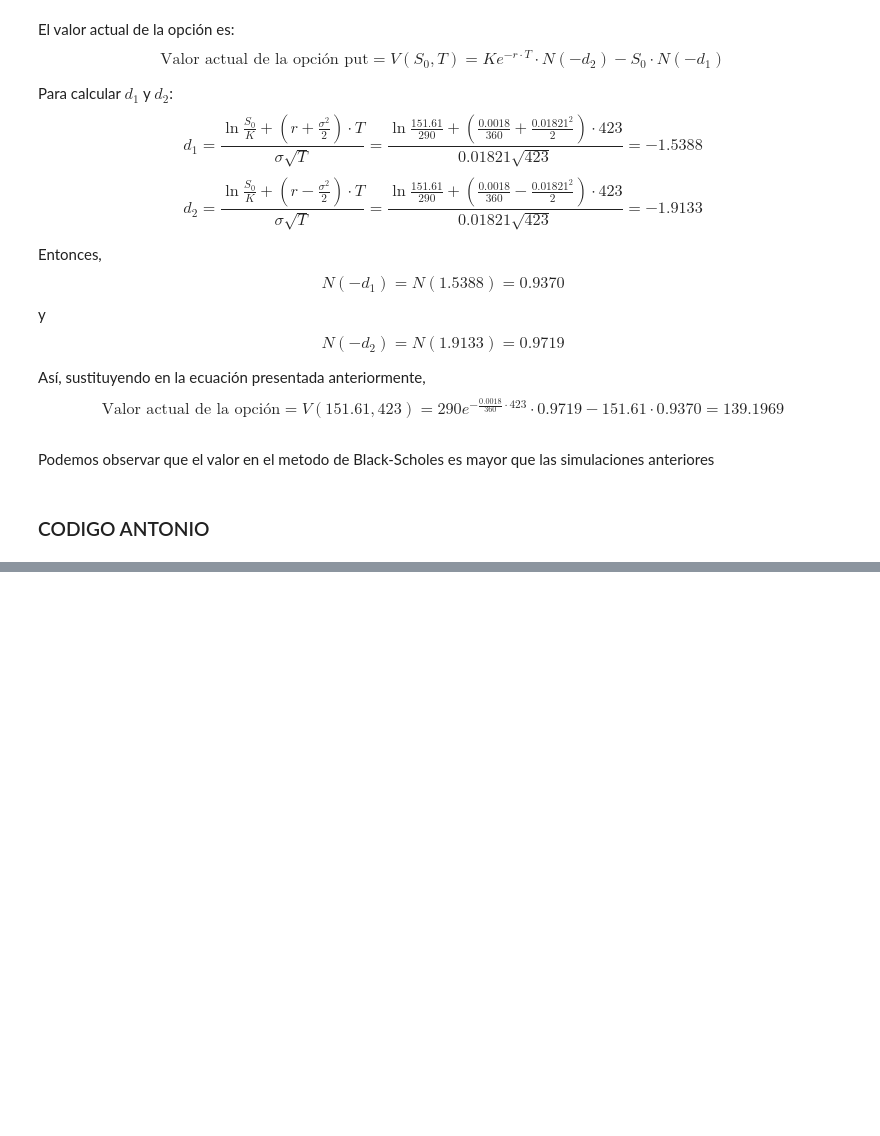
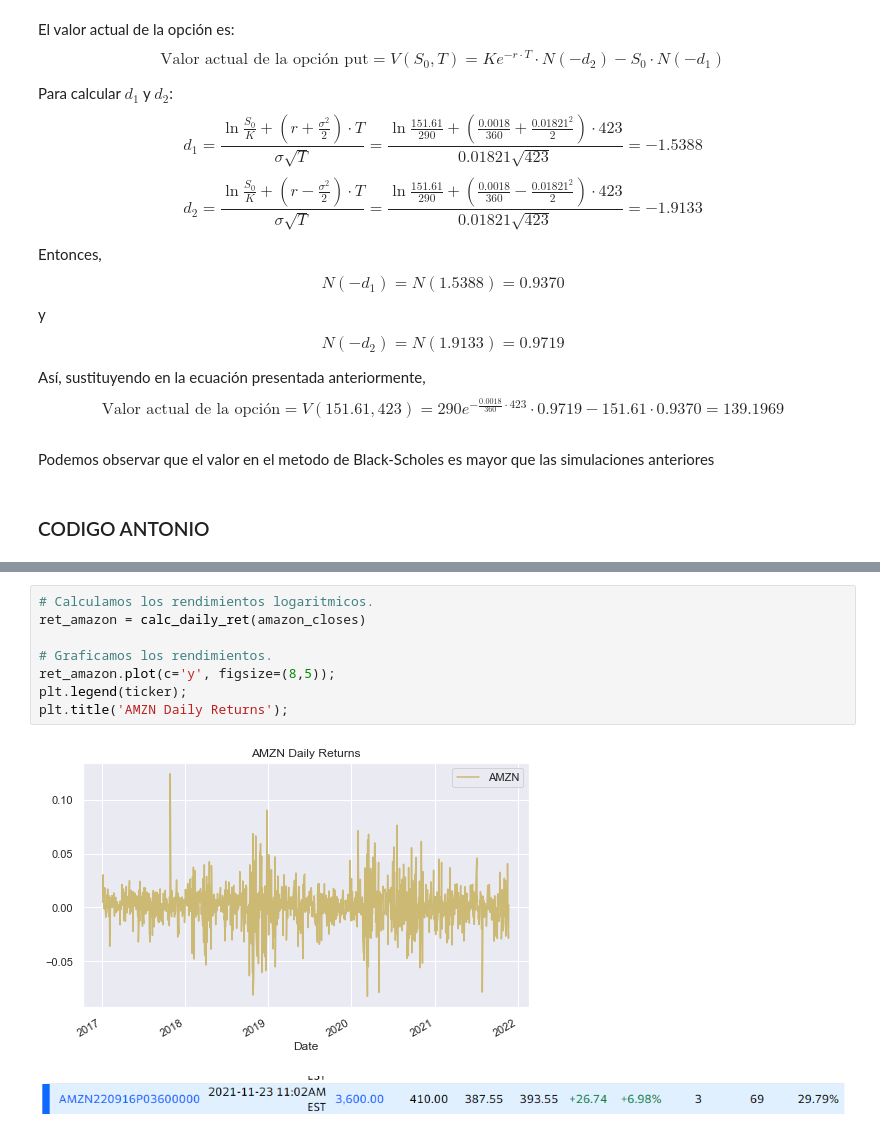
Before and after one commit to Carolina1002/ProyectoConjunto_CBarba_JAContreras, a Jupyter notebook: Tarea8_CBarba_AContreras.ipynb, the cells around one changed output, grey strips where cells are left out. Cells and saved outputs as stored; diff of their text form; blank space fills up the shorter version.

```diff
--- a/Tarea8_CBarba_AContreras.ipynb
+++ b/Tarea8_CBarba_AContreras.ipynb
@@ -328,0 +373,12 @@ Podemos observar que el valor en el metodo de Black-Scholes es mayor que las sim
+# %%
+# Calculamos los rendimientos logaritmicos.
+ret_amazon = calc_daily_ret(amazon_closes)
+
+# Graficamos los rendimientos.
+ret_amazon.plot(c='y', figsize=(8,5));
+plt.legend(ticker);
+plt.title('AMZN Daily Returns');
+# %% [output]
+[figure, added]
+# %% [markdown]
+![image-3.png](attachment:image-3.png)
```
Also changed, not shown: parts of 38 cells of this notebook.
